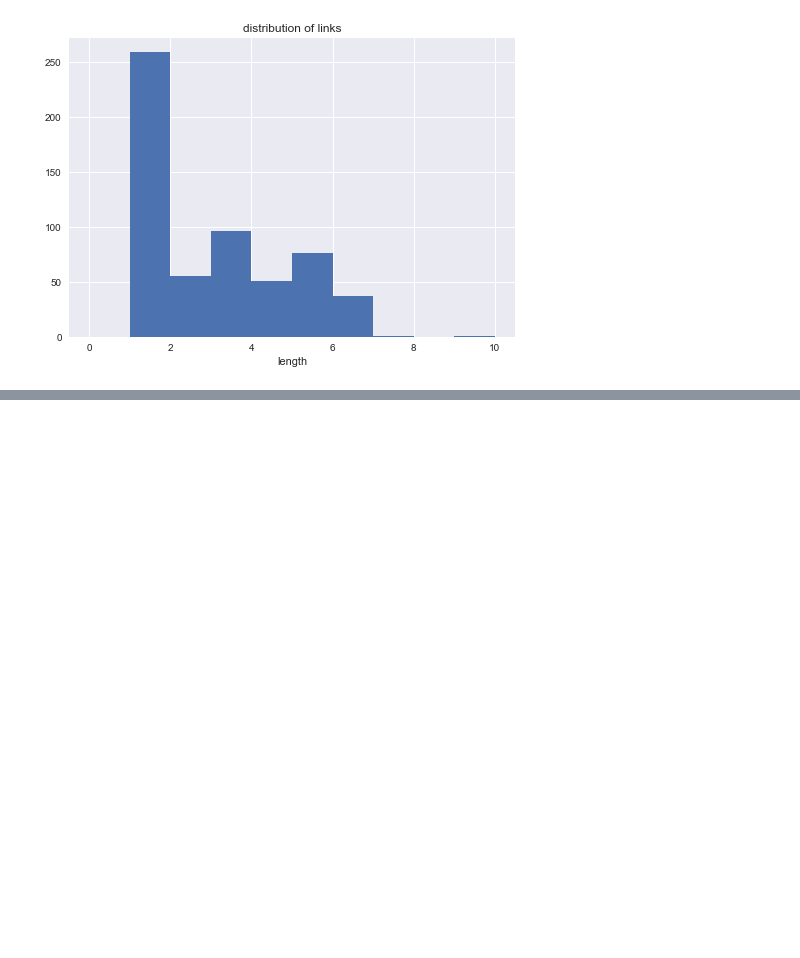
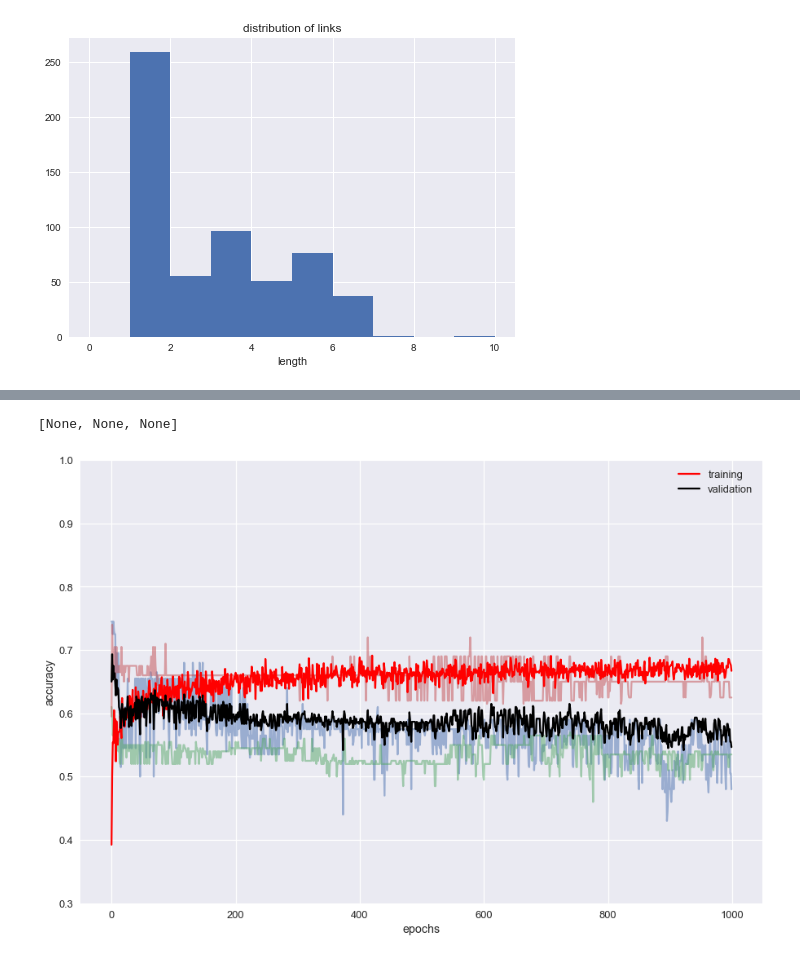
Before and after one commit to oguzserbetci/argmin2017, a Jupyter notebook: PointerNetwork.ipynb, the cells around one changed output, grey strips where cells are left out. Cells and saved outputs as stored; diff of their text form; code cells hidden in the pictures; blank space fills up the shorter version.

Commit message:
parameter search code

```diff
--- a/PointerNetwork.ipynb
+++ b/PointerNetwork.ipynb
@@ -87,6 +54,16 @@ plt.hist([i for l in links for i in l],np.arange(11),);
 # %% [output]
 Counter({1: 259, 3: 96, 5: 76, 2: 55, 4: 51, 6: 37, 7: 1, 9: 1})
 [figure]
+# %%
+# pad with zeros, truncate longer than 6
+X = pad_sequences(docs, dtype=float, truncating='post',padding='post')
+
+# convert links 1,1,2 -> [1,0,0]
+#                        [1,0,0]
+#                        [0,1,0]
+Y = np.array([to_categorical(np.array(y)-1, num_classes=10) for y in links])
+Y_ind = [len(y) for y in Y]
+Y = pad_sequences(Y, dtype=int, truncating='post', padding='post')
 # %%
 X.shape, Y.shape
 # %% [output]
@@ -101,10 +78,14 @@ print(X_test.shape, Y_test.shape)
 # %%
-def create_model(seq_len, hidden_size, dropout):
+def create_model(seq_len, hidden_size, dropout, masking):
     inp = Input(shape=(seq_len, 300), name='input')
 
-    # mask = Masking(mask_value=0., input_shape=(seq_len, 300))(inp)
-    encoder = Bidirectional(LSTM(hidden_size//2, return_sequences=True, name='encoder', recurrent_dropout=dropout, dropout=dropout))(inp)
-    decoder = LSTM(hidden_size, return_sequences=True, name='decoder', recurrent_dropout=dropout, dropout=dropout)(encoder)
+    if masking:
+        mask = Masking(mask_value=-1, input_shape=(seq_len, 300))(inp)
+        encoder = Bidirectional(LSTM(hidden_size//2, return_sequences=True, name='encoder', recurrent_dropout=dropout, dropout=dropout))(mask)
+        decoder = LSTM(hidden_size, return_sequences=True, name='decoder', recurrent_dropout=dropout, dropout=dropout)(encoder)
+    else:
+        encoder = Bidirectional(LSTM(hidden_size//2, return_sequences=True, name='encoder', recurrent_dropout=dropout, dropout=dropout))(inp)
+        decoder = LSTM(hidden_size, return_sequences=True, name='decoder', recurrent_dropout=dropout, dropout=dropout)(encoder)
 
     # glorot_uniform initializer:
     # uniform([-limit,limit]) where limit = sqrt(6/(in+out))
@@ -132,5 +113,5 @@ def create_model(seq_len, hidden_size, dropout):
     model = Model(inputs=inp, outputs=attention)
     return model
 # %%
-model = create_model(seq_len=6, hidden_size=512, dropout=.9)
+model = create_model(seq_len=6, hidden_size=512, dropout=.9, masking=False)
 model.summary()
@@ -144,3 +143,11 @@ nb_epochs = 4000
 batch_size = 10
 dropout = .9
+# %%
+fixed_params = dict(hidden_size=512, seq_len=X.shape[1], nb_epoch=1000, batch_size=10, dropout=.9)
+
+paramsearch = [
+    dict(c_weights=False, padding=0, masking=False),
+    dict(c_weights=False, padding=-1, masking=True),
+    dict(c_weights=False, padding=-1, masking=False),
+]
 # %%
@@ -174,3 +297,7 @@ print("%.2f%% (+/- %.2f%%)" % (numpy.mean(val_acc), numpy.std(val_acc)))
+# %%
+params
+# %% [output]
+[None, None, None]
 # %%
 histories[0].model
 # %%
@@ -179,14 +306,17 @@ print("{} (+/- {})".format(np.mean(val_acc), np.std(val_acc)))
 # %%
 sns.set_context('talk')
 plt.figure(figsize=(15,10))
 plt.ylim([0.3,1])
-[plt.plot(np.arange(4000),h.history['val_categorical_accuracy'],alpha=.5) for h in histories];
-plt.plot(np.arange(4000),np.mean([h.history['categorical_accuracy'] for h in histories],axis=0),c='red', label='training')
-plt.plot(np.arange(4000),np.mean([h.history['val_categorical_accuracy'] for h in histories],axis=0),c='black', label='validation')
-plt.plot(np.arange(4000),[0.619]*4000, c='yellow', linewidth=10, alpha=.5, label='test')
+x = np.arange(len(histories[0][0].history['val_categorical_accuracy']))
+[plt.plot(x,h.history['val_categorical_accuracy'],alpha=.5) for h in histories[0]];
+plt.plot(x,np.mean([h.history['categorical_accuracy'] for h in histories[0]],axis=0),c='red', label='training')
+plt.plot(x,np.mean([h.history['val_categorical_accuracy'] for h in histories[0]],axis=0),c='black', label='validation')
+# plt.plot(n,[0.619]*4000, c='yellow', linewidth=10, alpha=.5, label='test')
 plt.xlabel('epochs')
 plt.ylabel('accuracy')
 plt.legend();
+# %% [output]
+[figure, added]
 # %%
 sns.set_context('talk')
 plt.figure(figsize=(15,10))
```
Also changed, not shown: parts of 12 cells of this notebook.
